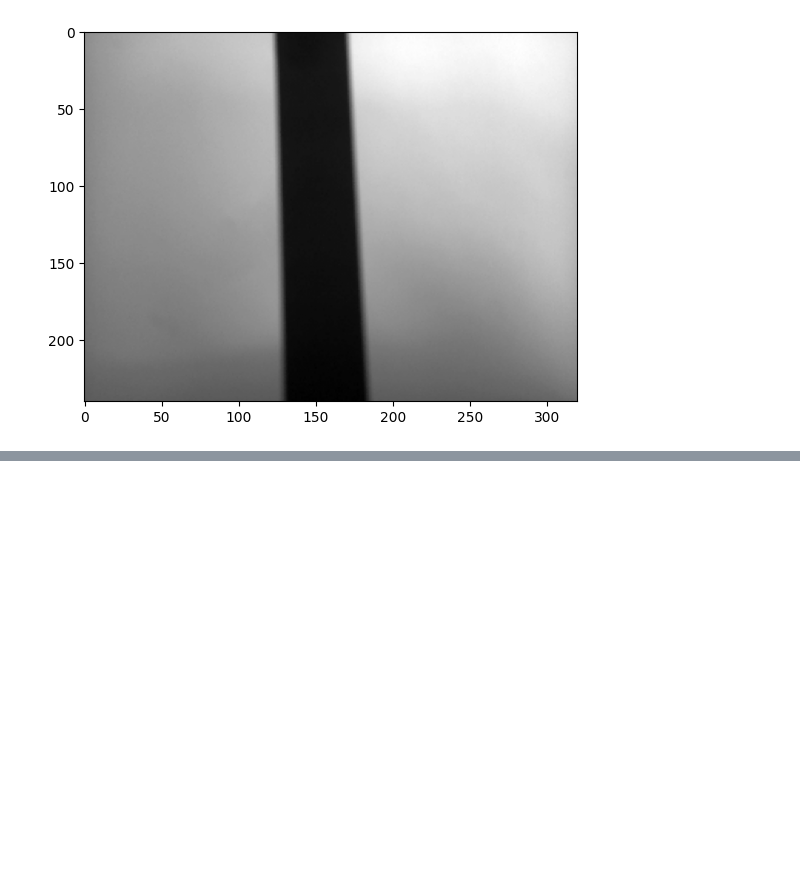
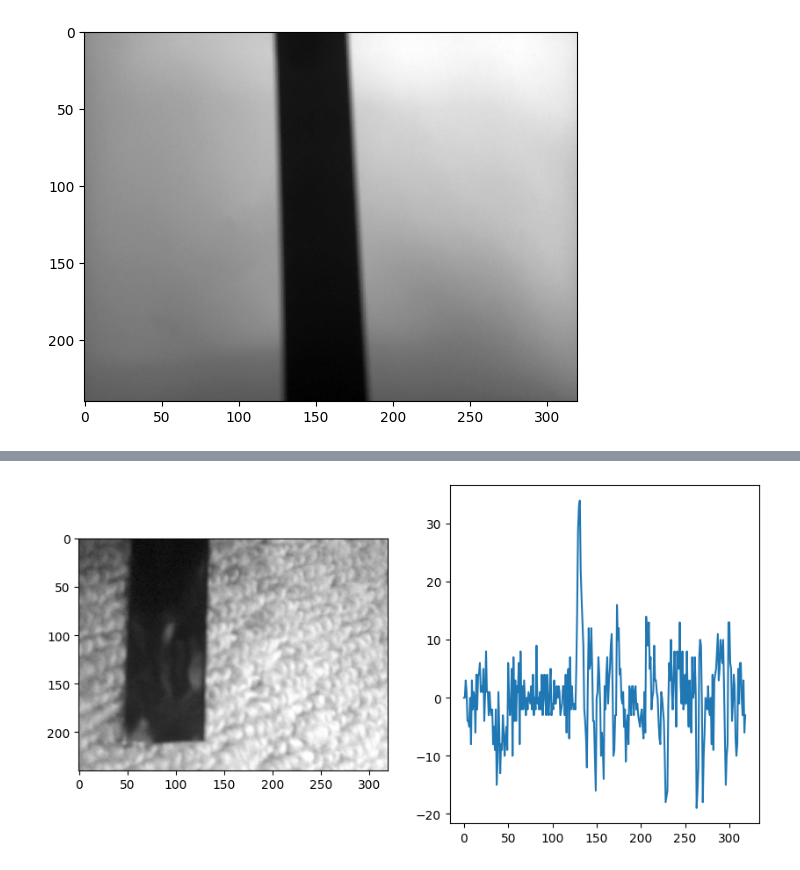
Before and after one commit to PacktPublishing/Learn-Robotics-Programming-3rd-edition, a Jupyter notebook: chapter-15/experiments/line-detection.ipynb, the cells around one changed output, grey strips where cells are left out. Cells and saved outputs as stored; diff of their text form; code cells hidden in the pictures; blank space fills up the shorter version.

```diff
--- a/chapter-15/experiments/line-detection.ipynb
+++ b/chapter-15/experiments/line-detection.ipynb
@@ -145,0 +30,11 @@ Detected line is too small
+# %%
+image = cv2.imread('carpet_line1.jpg')
+resized = cv2.resize(image, (320, 240))
+gray = cv2.cvtColor(resized, cv2.COLOR_BGR2GRAY)
+
+row = gray[180].astype(np.int32)
+diff = np.diff(row)
+
+plot_image_and_diff(gray, diff)
+# %% [output]
+[figure, added]
```
Also changed, not shown: parts of 20 cells of this notebook.
